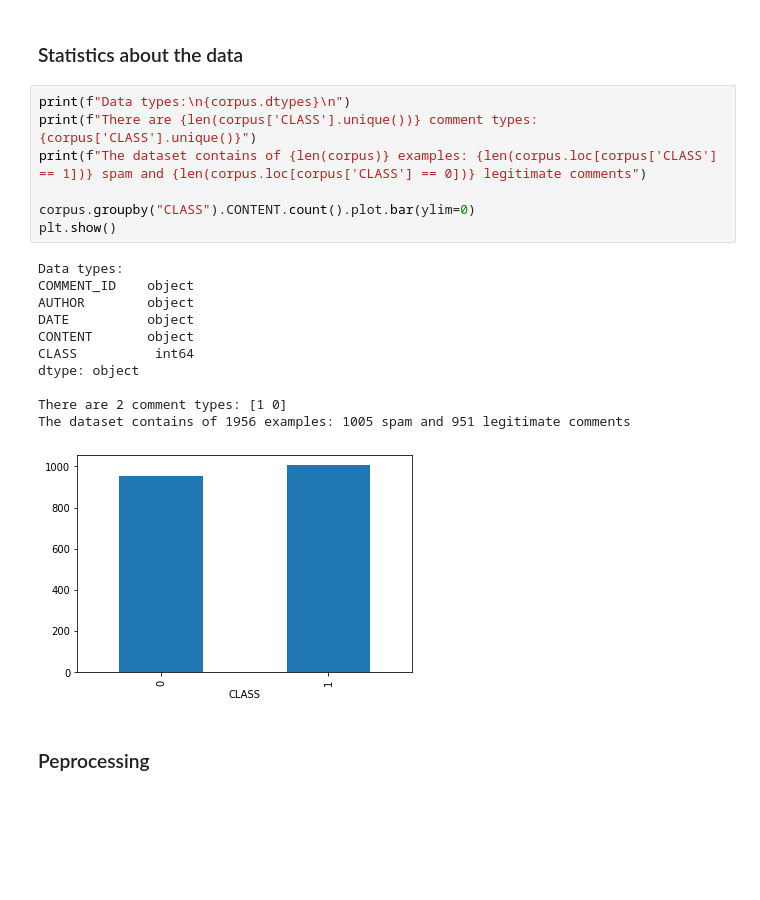
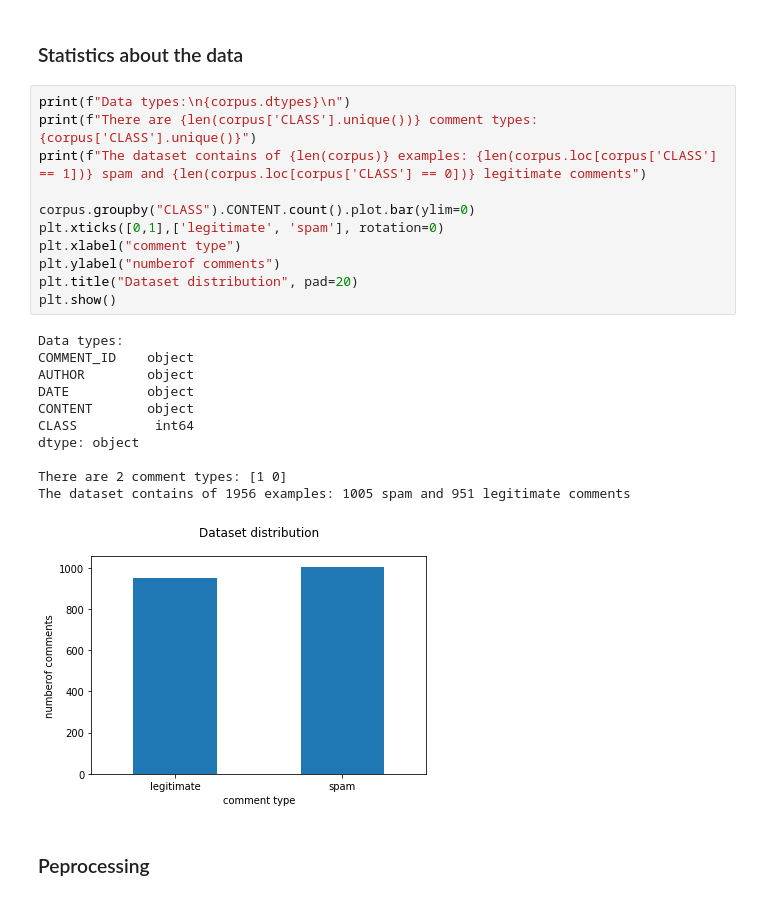
Before and after one commit to padieul/yt_spam_scanner, a Jupyter notebook: models/logistic-regression.ipynb, the cells around one changed output. Saved outputs shown, nothing was run; the diff lists cells and outputs as text; blank space fills up the shorter version.

```diff
--- a/models/logistic-regression.ipynb
+++ b/models/logistic-regression.ipynb
@@ -57,22 +57,26 @@ assert len(corpus) == 1956
 # %%
 print(f"Data types:\n{corpus.dtypes}\n")
 print(f"There are {len(corpus['CLASS'].unique())} comment types: {corpus['CLASS'].unique()}")
 print(f"The dataset contains of {len(corpus)} examples: {len(corpus.loc[corpus['CLASS'] == 1])} spam and {len(corpus.loc[corpus['CLASS'] == 0])} legitimate comments")
 
 corpus.groupby("CLASS").CONTENT.count().plot.bar(ylim=0)
+plt.xticks([0,1],['legitimate', 'spam'], rotation=0)
+plt.xlabel("comment type")
+plt.ylabel("numberof comments")
+plt.title("Dataset distribution", pad=20)
 plt.show()
 # %% [output]
 Data types:
 COMMENT_ID    object
 AUTHOR        object
 DATE          object
 CONTENT       object
 CLASS          int64
 dtype: object
 
 There are 2 comment types: [1 0]
 The dataset contains of 1956 examples: 1005 spam and 951 legitimate comments
-[figure, old version]
+[figure, new version]
 # %% [markdown]
 ### Peprocessing
 # %%
```
Also changed, not shown: parts of 2 cells of this notebook, 5 other files.
